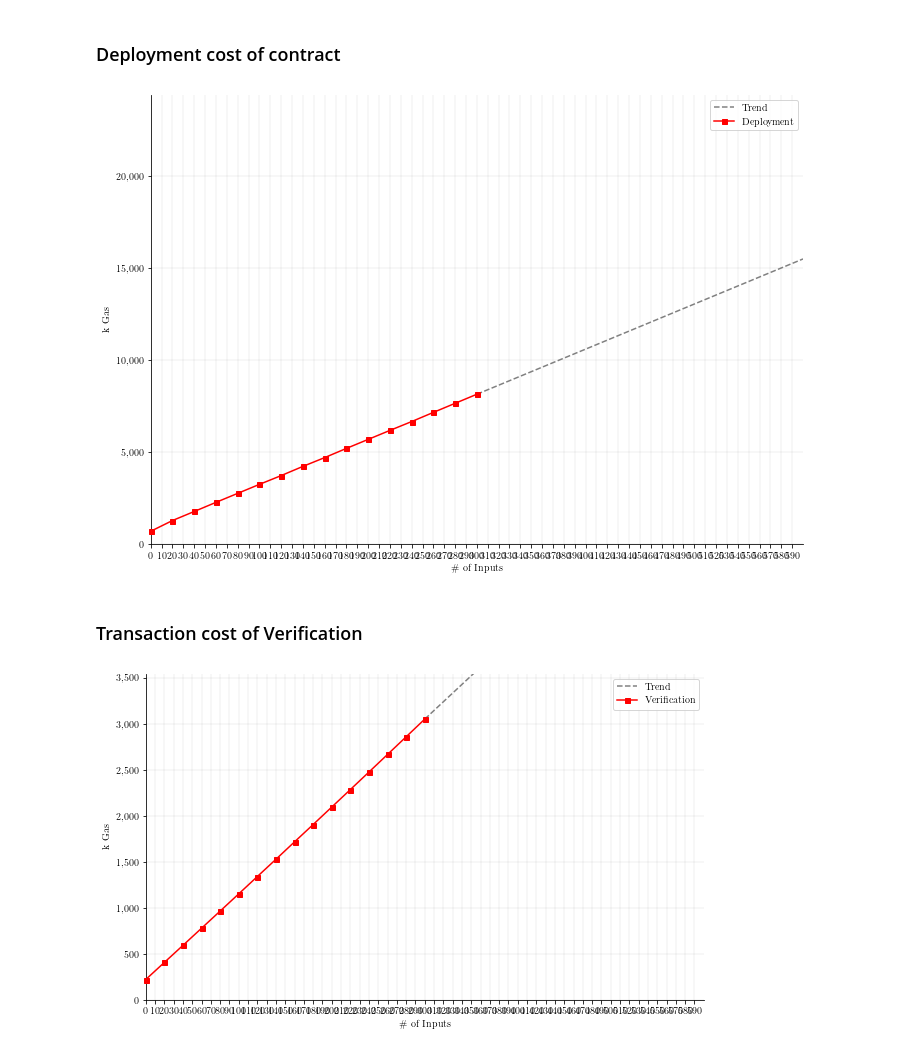
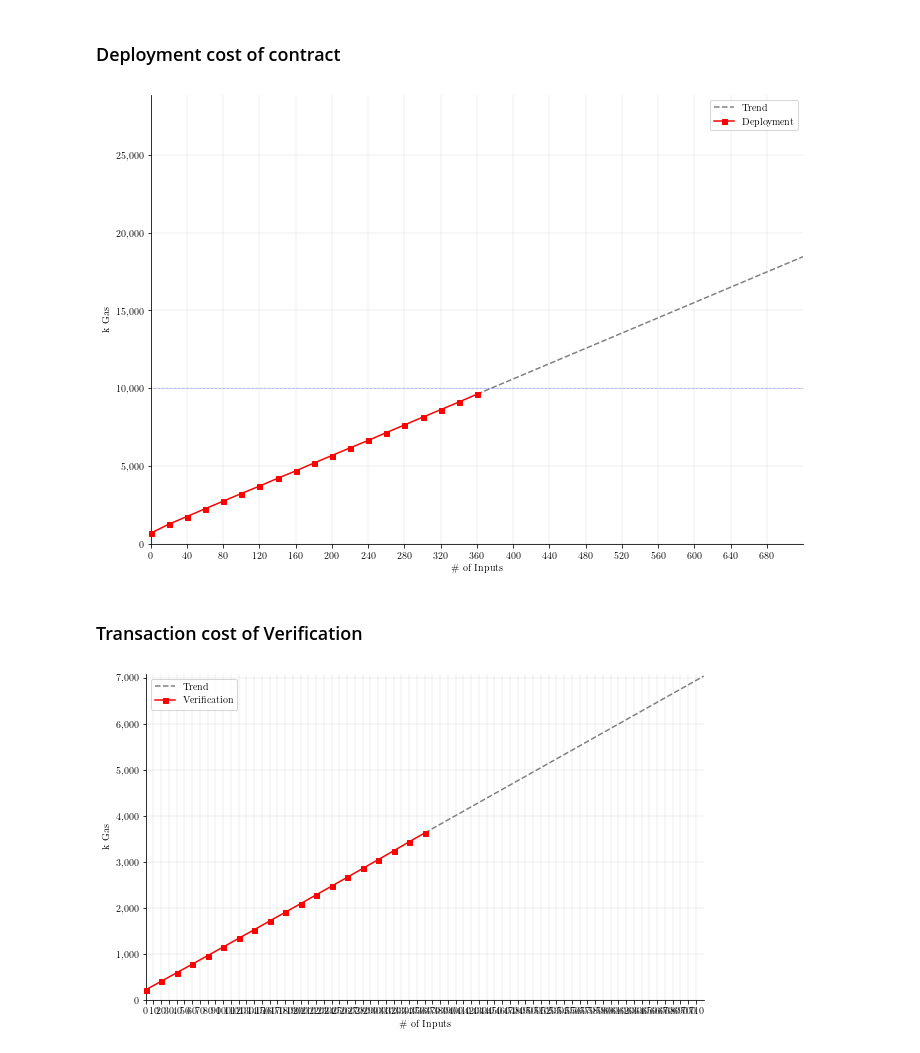
Before and after one commit to JacobEberhardt/ZoKratesBenchmarks, a Jupyter notebook: input_benchmark.ipynb, the cells around one changed output. Saved outputs shown, nothing was run; the diff lists cells and outputs as text; code cells hidden in the pictures.

```diff
--- a/input_benchmark.ipynb
+++ b/input_benchmark.ipynb
@@ -77,7 +77,7 @@ w3.eth.defaultAccount = w3.eth.accounts[0]
 ### Benchmark Configuration:
 Set max number of inputs for the function. proving_scheme only accepts g16 for now, since thats the only available option in the install script version of ZoKrates. Once they are implemented, they can be choosen via provided variable.
 # %%
-max_inputs = 300 # largest number of contract inputs. Max size w.r. to contract size without solc --optimize flag: 168. This is just below 2 kilobyte (2KB bounday, see EIP-170)
+max_inputs = 360 # largest number of contract inputs. Max size w.r. to contract size without solc --optimize flag: 168. This is just below 2 kilobyte (2KB bounday, see EIP-170)
 step = 20 # increment in number of inputs between two experiments
 trend_factor = 2
 proving_scheme = "g16"
@@ -280,14 +280,18 @@ mpl.rc('font',**{'family':'serif','sans-serif':['Computer Modern']})
 # calculate trendline slope
 y_trend = calc_trend_slope(2*step, results_deploy[2], max_inputs, results_deploy[-1])
 
+# blockgaslimit horizontal line
+y_bgl = [10000, 10000]
+
 # plot
 fig, ax = plt.subplots()
 ax.plot([max_inputs, max_inputs * trend_factor], [results_deploy[-1] / 1000, y_trend], '--', label="Trend", color="grey") # plot trend first, so it's behind main plot
 ax.plot(inputlist, [x / 1000 for x in results_deploy], '-rs', label="Deployment", clip_on=False, zorder=100, markersize=5)
+ax.plot([0, max_inputs * trend_factor], y_bgl, 'b:', linewidth=0.5) # show block gas limit
 ax.axis([0, max_inputs*trend_factor, 0, results_deploy[-1]*3/1000])
 
 # set x axis ticks
-x_int = range(0, math.ceil(max_inputs*trend_factor),10) # calculate x axis values
+x_int = range(0, math.ceil(max_inputs*trend_factor),40) # calculate x axis values
 ax.set_xticks(x_int)
 
 # format y axis numbers
@@ -314,7 +318,7 @@ fig.set_size_inches(11.69,8.27) # a4 landscape
 # save as pdf
 fig.savefig('exports/deploy.pdf', bbox_inches='tight')
 # %% [output]
-[figure, old version]
+[figure, new version]
 # %% [markdown]
 ### Transaction cost of Verification
 # %%
@@ -328,43 +332,39 @@ mpl.rc('font',**{'family':'serif','sans-serif':['Computer Modern']})
 # calculate trendline slope
 y_trend = calc_trend_slope(0, results_verify[0], max_inputs, results_verify[-1])
 
-# blockgaslimit horizontal line
-y_bgl = [10000, 10000]
-
 # plot
 fig, ax = plt.subplots()
 ax.plot([max_inputs, max_inputs * trend_factor], [results_verify[-1] / 1000, y_trend], '--', label="Trend", color="grey") # plot trend first, so it's behind main plot
 ax.plot(inputlist, [x / 1000 for x in results_verify], '-rs', label="Verification", clip_on=False, zorder=100, markersize=5)
-ax.plot([0, max_inputs * trend_factor], y_bgl, 'b:', linewidth=0.5)
-ax.axis([0, max_inputs*trend_factor, 0, results_deploy[2]*2/1000])
+ax.axis([0, max_inputs*trend_factor, 0, results_deploy[-1]*2/1000])
 
 
 # set x axis ticks
 x_int = range(0, math.ceil(max_inputs*trend_factor),math.ceil(step/2)) # calculate x axis values
 ax.set_xticks(x_int)
 
 # removing top and right borders
 ax.spines['top'].set_visible(False)
 ax.spines['right'].set_visible(False)
 
 # adds a title and axes labels
 # ax.set_title('Deployment Cost')
 ax.set_xlabel('\# of Inputs')
 ax.set_ylabel('k Gas')
 
 # adds major gridlines
 ax.grid(color='grey', linestyle='-', linewidth=0.25, alpha=0.5)
 
 # adds legend
 ax.legend()
 
 # format y axis numbers
 ax.yaxis.set_major_formatter(mpl.ticker.StrMethodFormatter('{x:,.0f}'))
 
 # set size
 fig.set_size_inches(10,6)
 
 # save as pdf
 fig.savefig('exports/verification.pdf', bbox_inches='tight')
 # %% [output]
-[figure, old version]
+[figure, new version]
```
Also changed, not shown: parts of 2 cells of this notebook, 2 other files.
